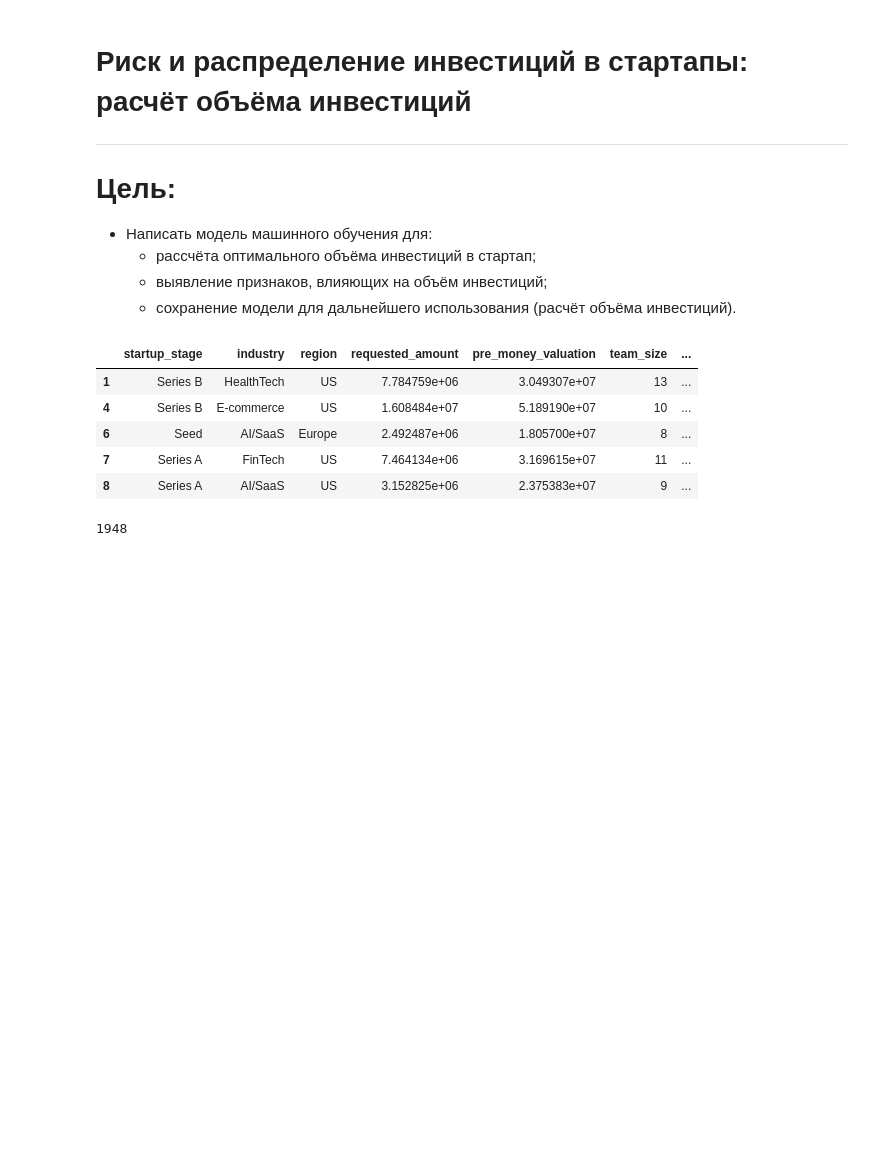
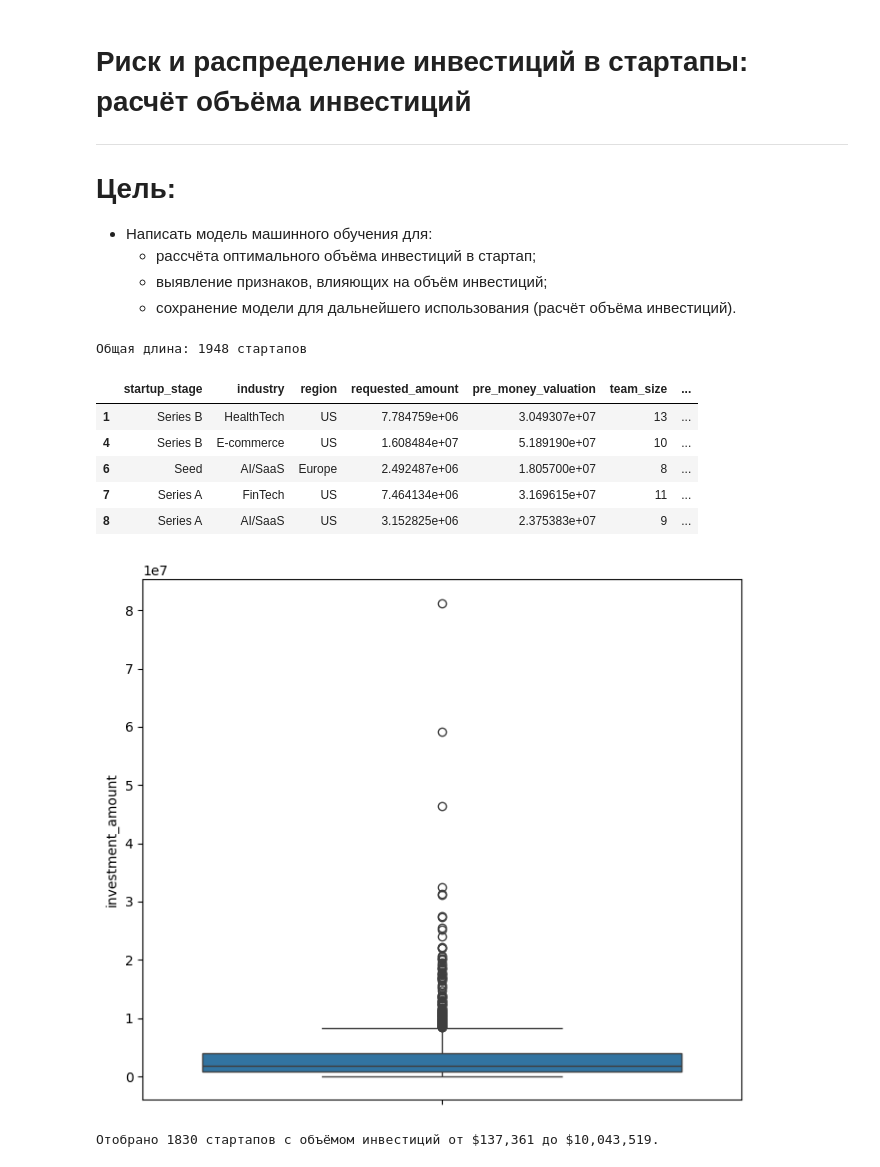
Before and after one commit to Ejtolf/startup_applications_investment_notebooks, a Jupyter notebook: notebooks/startup_sponsoring.ipynb, the cells around one changed output. Cells and saved outputs as stored; diff of their text form; code cells hidden in the pictures; blank space fills up the shorter version.

```diff
--- a/notebooks/startup_sponsoring.ipynb
+++ b/notebooks/startup_sponsoring.ipynb
@@ -21,16 +22,29 @@ warnings.filterwarnings('ignore')
 # %%
 df = pd.read_csv('../data/processed/startup_investment_dataset+rejected_status.csv')
 # %%
-df = df[df['is_rejected'] == 0].drop(columns=['is_rejected'])
+df = df[df['is_rejected'] == 0].drop(columns=['is_rejected', 'market_size_estimate'])
+print(f'Общая длина: {len(df)} стартапов')
 df.head()
 # %% [output]
+Общая длина: 1948 стартапов
 |  | startup_stage | industry | region | requested_amount | pre_money_valuation | team_size | ... |
 | 1 | Series B | HealthTech | US | 7.784759e+06 | 3.049307e+07 | 13 | ... |
 | 4 | Series B | E-commerce | US | 1.608484e+07 | 5.189190e+07 | 10 | ... |
 | 6 | Seed | AI/SaaS | Europe | 2.492487e+06 | 1.805700e+07 | 8 | ... |
 | 7 | Series A | FinTech | US | 7.464134e+06 | 3.169615e+07 | 11 | ... |
 | 8 | Series A | AI/SaaS | US | 3.152825e+06 | 2.375383e+07 | 9 | ... |
-# %%
-len(df)
-# %% [output]
-1948
+# %%
+sns.boxplot(y=df['investment_amount'])
+plt.show()
+# %% [output]
+[figure, added]
+# %%
+# Избавление от выбросов
+q_low = df['investment_amount'].quantile(0.01)
+q_high = df['investment_amount'].quantile(0.95)
+
+df = df[(df['investment_amount'] >= q_low) & (df['investment_amount'] <= q_high)]
+
+print(f'Отобрано {len(df)} стартапов с объёмом инвестиций от ${int(q_low):,} до ${int(q_high):,}.')
+# %% [output]
+Отобрано 1830 стартапов с объёмом инвестиций от $137,361 до $10,043,519.
```
Also changed, not shown: parts of 22 cells of this notebook, 8 other files.
